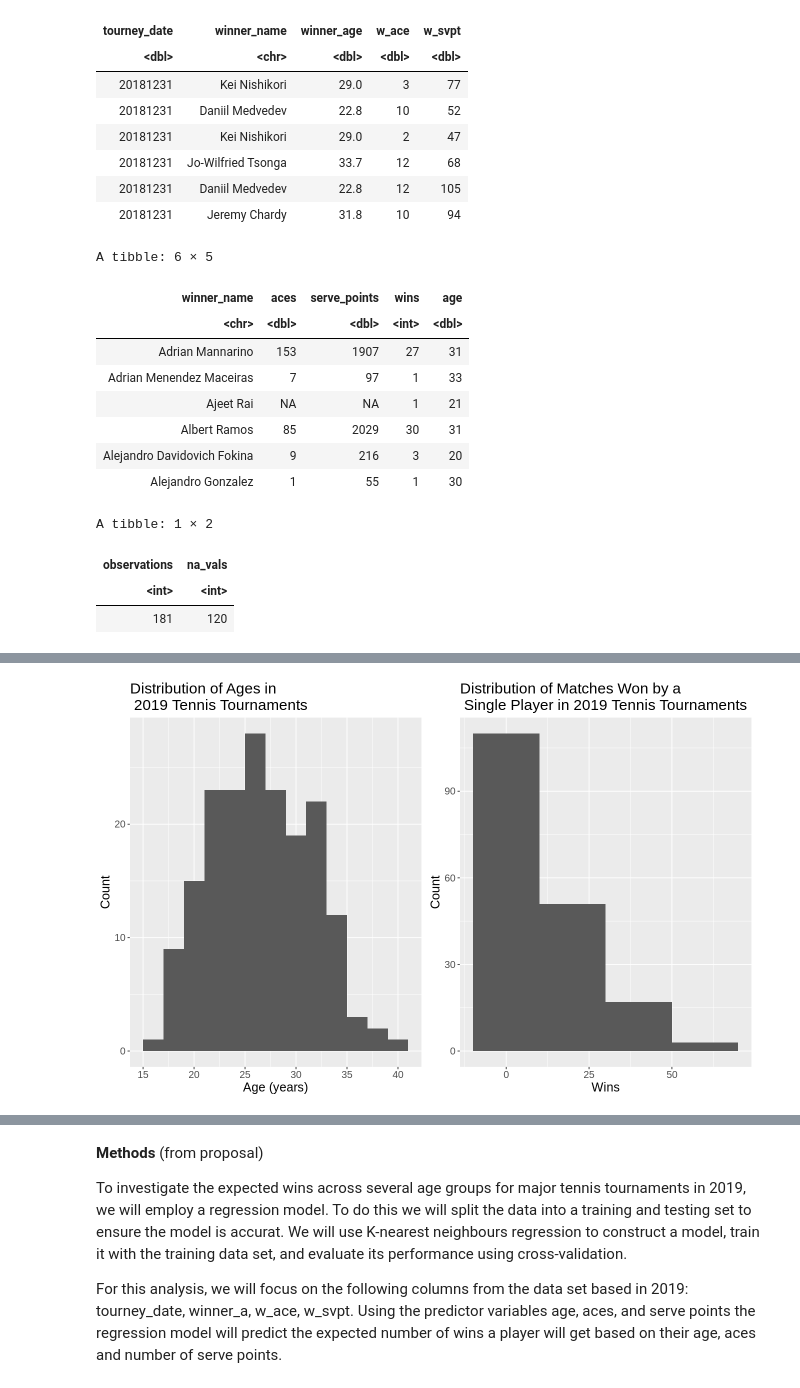
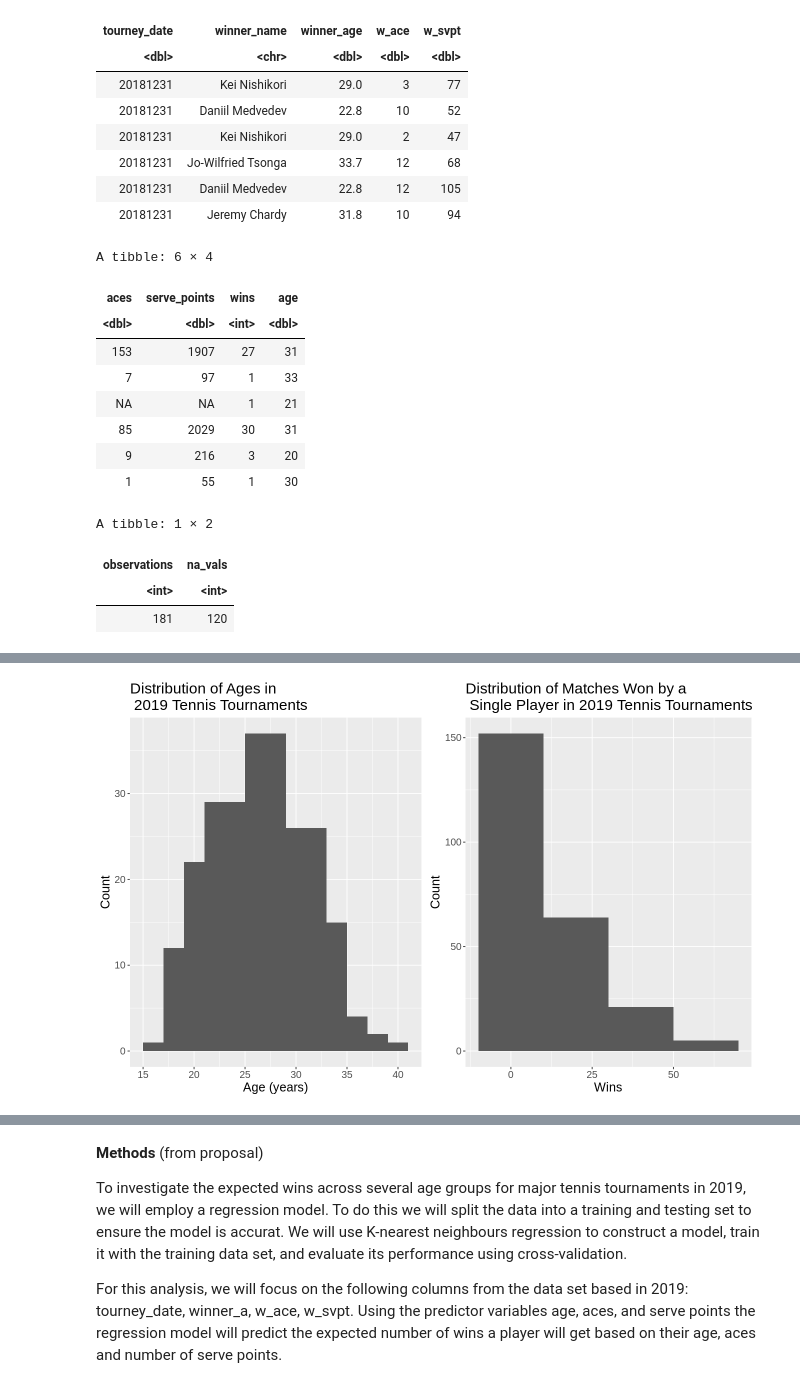
Before and after one commit to Wjolff/dsci-100-project-group20, a Jupyter notebook: group_project_proposal.ipynb, the cells around one changed output, grey strips where cells are left out. Cells and saved outputs as stored; diff of their text form; code cells hidden in the pictures.

```diff
--- a/group_project_proposal.ipynb
+++ b/group_project_proposal.ipynb
@@ -57,7 +61,7 @@ A tibble: 6 × 5
 | 20181231 | Daniil Medvedev | 22.8 | 12 | 105 |
 | 20181231 | Jeremy Chardy | 31.8 | 10 | 94 |
 # %%
-#We each row of the data frame to have the winner's name, and a column for thier aces, serve points, wins
+#We want each row of the data frame to have the winner's name, and a column for thier aces, serve points, wins
 # and average ages.
 
 #Create a data frame with the total aces and serve points for each player
@@ -79,20 +83,21 @@ atp_age <- atp |>
     mutate(age = round(age, 0)) |>
     pull(age)
 
-#Combine into one data frame
+#Combine into one data frame and remove winner_name column since it is no longer needed
 atp_data <-  bind_cols(atp_points, wins = atp_wins) |>
-    bind_cols(age = atp_age)
+    bind_cols(age = atp_age) |>
+    select(-winner_name)
 head(atp_data)
 # %% [output]
-A tibble: 6 × 5
+A tibble: 6 × 4
-| winner_name | aces | serve_points | wins | age |
-| <chr> | <dbl> | <dbl> | <int> | <dbl> |
-| Adrian Mannarino | 153 | 1907 | 27 | 31 |
-| Adrian Menendez Maceiras | 7 | 97 | 1 | 33 |
-| Ajeet Rai | NA | NA | 1 | 21 |
-| Albert Ramos | 85 | 2029 | 30 | 31 |
-| Alejandro Davidovich Fokina | 9 | 216 | 3 | 20 |
-| Alejandro Gonzalez | 1 | 55 | 1 | 30 |
+| aces | serve_points | wins | age |
+| <dbl> | <dbl> | <int> | <dbl> |
+| 153 | 1907 | 27 | 31 |
+| 7 | 97 | 1 | 33 |
+| NA | NA | 1 | 21 |
+| 85 | 2029 | 30 | 31 |
+| 9 | 216 | 3 | 20 |
+| 1 | 55 | 1 | 30 |
 # %%
 #Split the data into testing and training sets
 set.seed(1)
@@ -110,17 +116,20 @@ A tibble: 1 × 2
 | <int> | <int> |
 | 181 | 120 |
 # %%
-#Age distribution visualization
+#Age distribution visualization (for entire dataset)
 options(repr.plot.height = 7, repr.plot.width = 11)
-age_hist <- ggplot(atp_training, aes(x = age)) +
+
+age_hist <- ggplot(atp_data, aes(x = age)) +
     geom_histogram(binwidth = 2) +
     labs(x = "Age (years)", y = "Count",
          title = "Distribution of Ages in \n 2019 Tennis Tournaments") +
     theme(text = element_text(size = 15))
-win_hist <- ggplot(atp_training, aes(x = wins)) +
+
+win_hist <- ggplot(atp_data, aes(x = wins)) +
     geom_histogram(binwidth = 20) +
     labs(x = "Wins", y = "Count",
      title = "Distribution of Matches Won by a \n Single Player in 2019 Tennis Tournaments") +
     theme(text = element_text(size = 15))
+
 plot_grid(age_hist, win_hist, ncol = 2)
 # %% [output]
@@ -127 +138 @@ plot_grid(age_hist, win_hist, ncol = 2)
-[figure, old version]
+[figure, new version]
```
Also changed, not shown: parts of 21 cells of this notebook.
